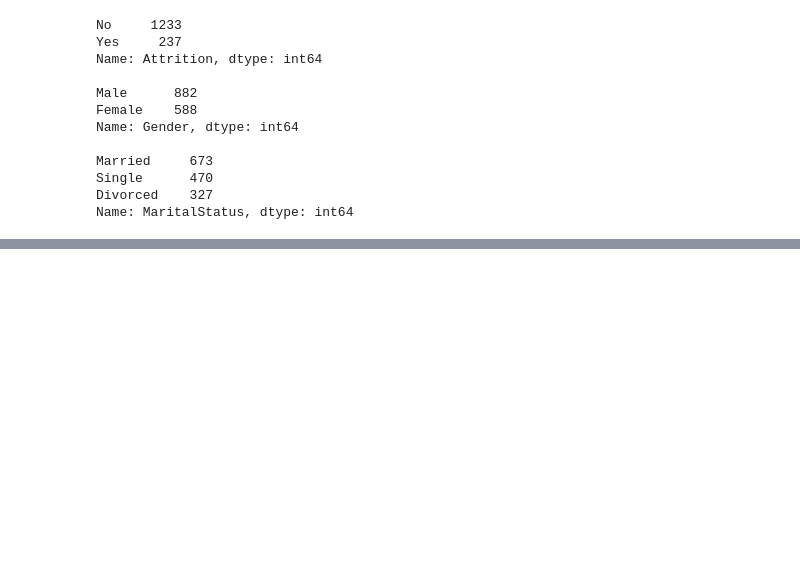
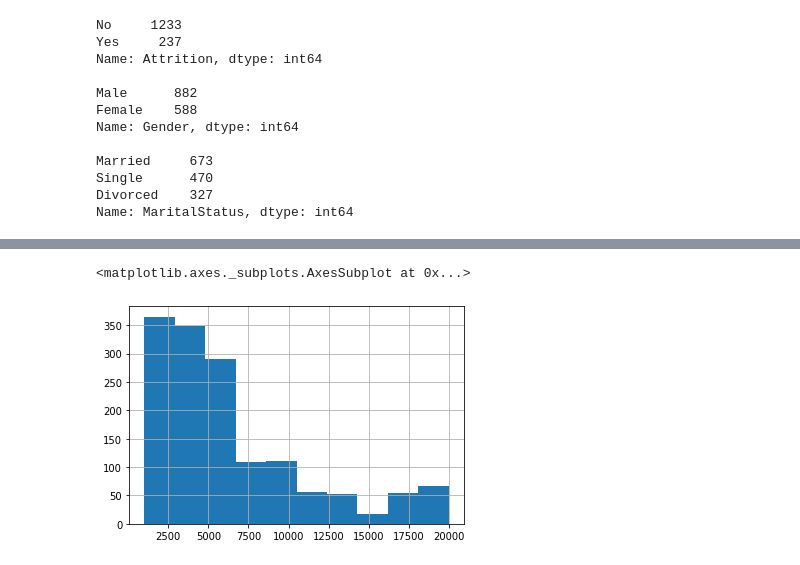
Before and after one commit to thilakshiK/Employee-Attrition, a Jupyter notebook: src/models/train_public.ipynb, the cells around one changed output, grey strips where cells are left out. Drawn from its saved outputs; the diff is of its cells as text; code cells hidden in the pictures; blank space fills up the shorter version.

```diff
--- a/src/models/train_public.ipynb
+++ b/src/models/train_public.ipynb
@@ -73,0 +89,5 @@ plt.show()
+# %%
+attrition['MonthlyIncome'].hist()
+# %% [output]
+<matplotlib.axes._subplots.AxesSubplot at 0x...>
+[figure, added]
```
Also changed, not shown: parts of 21 cells of this notebook.
